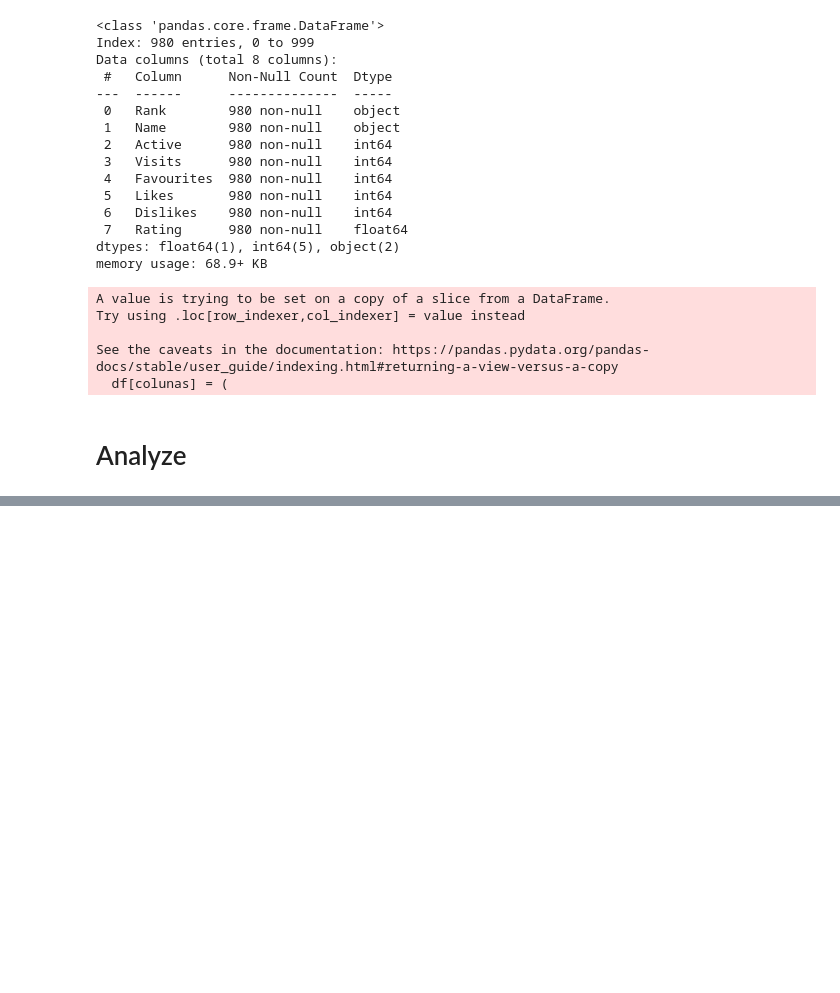
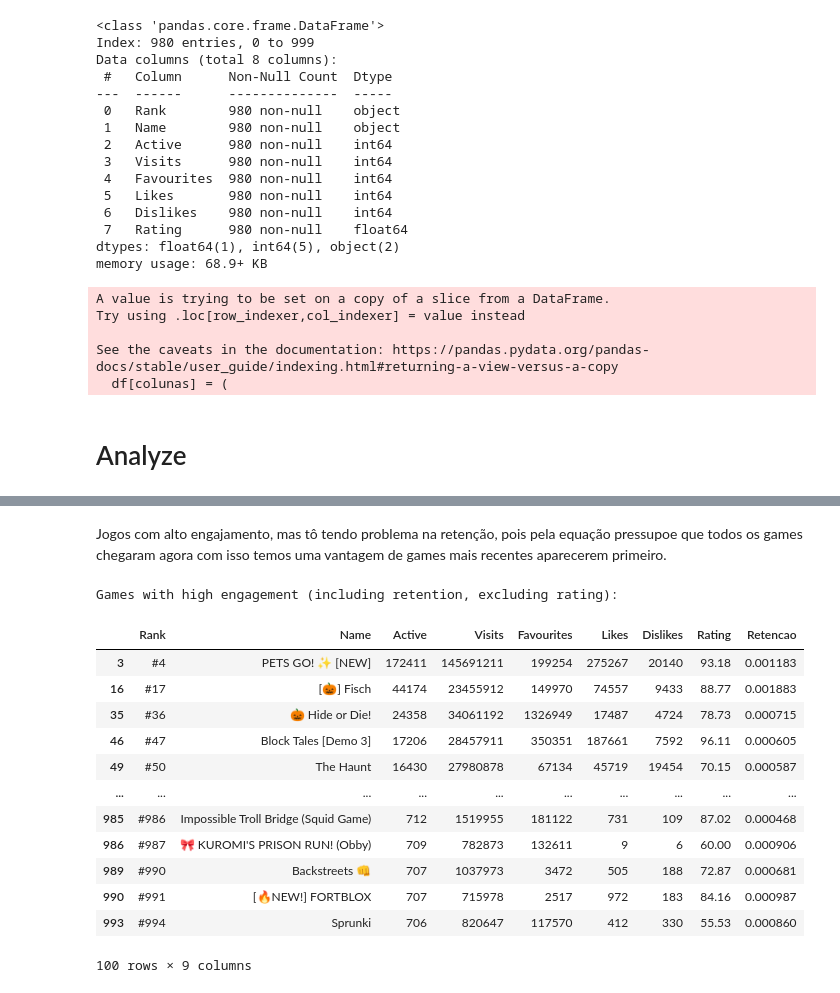
Before and after one commit to brieueu/Roblox_data, a Jupyter notebook: Roblox.ipynb, the cells around one changed output, grey strips where cells are left out. Drawn from its saved outputs; the diff is of its cells as text; code cells hidden in the pictures; blank space fills up the shorter version.

```diff
--- a/Roblox.ipynb
+++ b/Roblox.ipynb
@@ -96,3 +96,11 @@ See the caveats in the documentation: https://pandas.pydata.org/pandas-docs/stab
   df[colunas] = (
 # %% [markdown]
 # Analyze
+# %%
+# Ordenações
+Top_ativos = df.sort_values(by="Active", ascending=False)
+Top_visitas = df.sort_values(by="Visits", ascending=False)
+Top_favoritos = df.sort_values(by="Favourites", ascending=False)
+Top_gostos = df.sort_values(by="Likes", ascending=False)
+Top_desgostos = df.sort_values(by="Dislikes", ascending=False)
+Top_classificacao = df.sort_values(by="Rating", ascending=False)
@@ -98,0 +194,32 @@ See the caveats in the documentation: https://pandas.pydata.org/pandas-docs/stab
+# %% [markdown]
+Jogos com alto engajamento, mas tô tendo problema na retenção, pois pela equação pressupoe que todos os games chegaram agora com isso temos uma vantagem de games mais recentes aparecerem primeiro.
+# %%
+# Jogos com alta retenção (por exemplo, top 100)
+Top_retencao = df.sort_values(by="Retencao", ascending=False).head(100)
+
+# Interseção dos nomes em várias métricas
+names = (
+    set(Top_favoritos["Name"])
+    & set(Top_retencao["Name"])
+    & set(Top_visitas["Name"])
+    & set(Top_gostos["Name"])
+)
+
+print("Games with high engagement (including retention, excluding rating):")
+df_top3games = df[df["Name"].isin(names)]
+display(df_top3games)
+# %% [output]
+Games with high engagement (including retention, excluding rating):
+|  | Rank | Name | Active | Visits | Favourites | Likes | Dislikes | Rating | Retencao |
+| 3 | #4 | PETS GO! ✨ [NEW] | 172411 | 145691211 | 199254 | 275267 | 20140 | 93.18 | 0.001183 |
+| 16 | #17 | [🎃] Fisch | 44174 | 23455912 | 149970 | 74557 | 9433 | 88.77 | 0.001883 |
+| 35 | #36 | 🎃 Hide or Die! | 24358 | 34061192 | 1326949 | 17487 | 4724 | 78.73 | 0.000715 |
+| 46 | #47 | Block Tales [Demo 3] | 17206 | 28457911 | 350351 | 187661 | 7592 | 96.11 | 0.000605 |
+| 49 | #50 | The Haunt | 16430 | 27980878 | 67134 | 45719 | 19454 | 70.15 | 0.000587 |
+| ... | ... | ... | ... | ... | ... | ... | ... | ... | ... |
+| 985 | #986 | Impossible Troll Bridge (Squid Game) | 712 | 1519955 | 181122 | 731 | 109 | 87.02 | 0.000468 |
+| 986 | #987 | 🎀 KUROMI'S PRISON RUN! (Obby) | 709 | 782873 | 132611 | 9 | 6 | 60.00 | 0.000906 |
+| 989 | #990 | Backstreets 👊 | 707 | 1037973 | 3472 | 505 | 188 | 72.87 | 0.000681 |
+| 990 | #991 | [🔥NEW!] FORTBLOX | 707 | 715978 | 2517 | 972 | 183 | 84.16 | 0.000987 |
+| 993 | #994 | Sprunki | 706 | 820647 | 117570 | 412 | 330 | 55.53 | 0.000860 |
+100 rows × 9 columns
```
Also changed, not shown: parts of 5 cells of this notebook.
